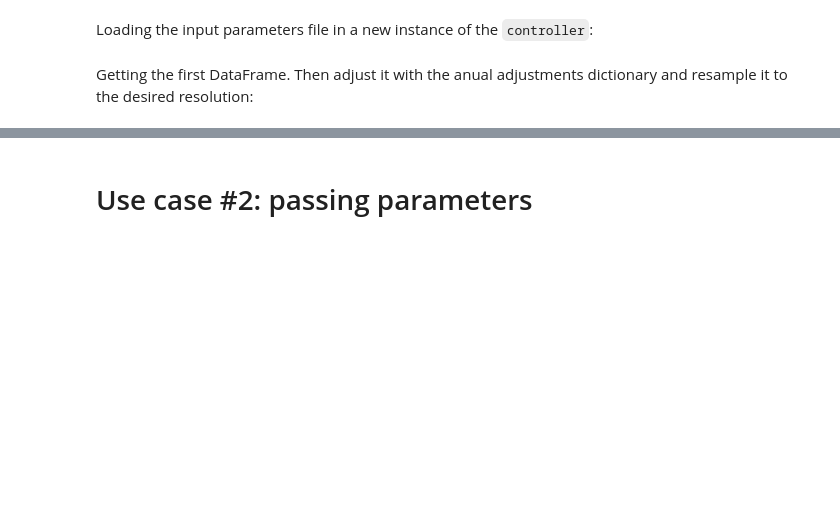
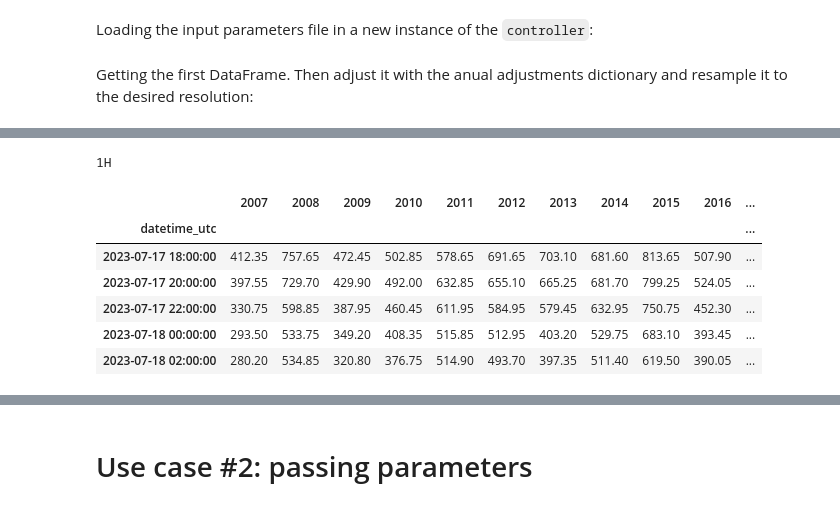
Before and after one commit to bsc-quantic/synthDataGen, a Jupyter notebook: notebooks/fullExample.ipynb, the cells around one changed output, grey strips where cells are left out. Cells and saved outputs as stored; diff of their text form; code cells hidden in the pictures; blank space fills up the shorter version.

```diff
--- a/notebooks/fullExample.ipynb
+++ b/notebooks/fullExample.ipynb
@@ -49 +48,13 @@ df
+# %%
+df = controller.downsample(df)
+df
+# %% [output]
+1H
+|  | 2007 | 2008 | 2009 | 2010 | 2011 | 2012 | 2013 | 2014 | 2015 | 2016 | ... |
+| datetime_utc |  |  |  |  |  |  |  |  |  |  | ... |
+| 2023-07-17 18:00:00 | 412.35 | 757.65 | 472.45 | 502.85 | 578.65 | 691.65 | 703.10 | 681.60 | 813.65 | 507.90 | ... |
+| 2023-07-17 20:00:00 | 397.55 | 729.70 | 429.90 | 492.00 | 632.85 | 655.10 | 665.25 | 681.70 | 799.25 | 524.05 | ... |
+| 2023-07-17 22:00:00 | 330.75 | 598.85 | 387.95 | 460.45 | 611.95 | 584.95 | 579.45 | 632.95 | 750.75 | 452.30 | ... |
+| 2023-07-18 00:00:00 | 293.50 | 533.75 | 349.20 | 408.35 | 515.85 | 512.95 | 403.20 | 529.75 | 683.10 | 393.45 | ... |
+| 2023-07-18 02:00:00 | 280.20 | 534.85 | 320.80 | 376.75 | 514.90 | 493.70 | 397.35 | 511.40 | 619.50 | 390.05 | ... |
 # %%
```
Also changed, not shown: parts of 5 cells of this notebook, 3 other files.
